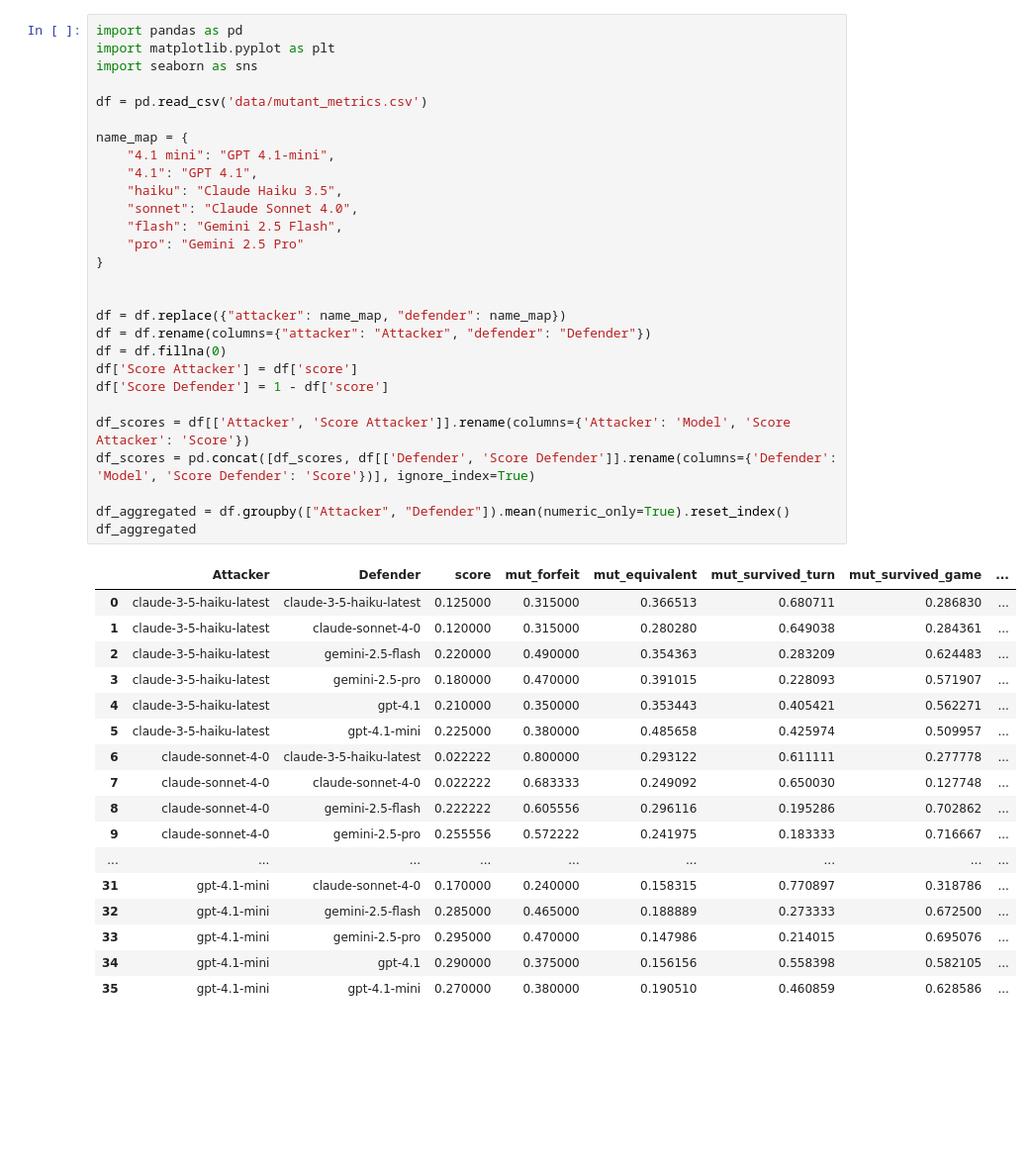
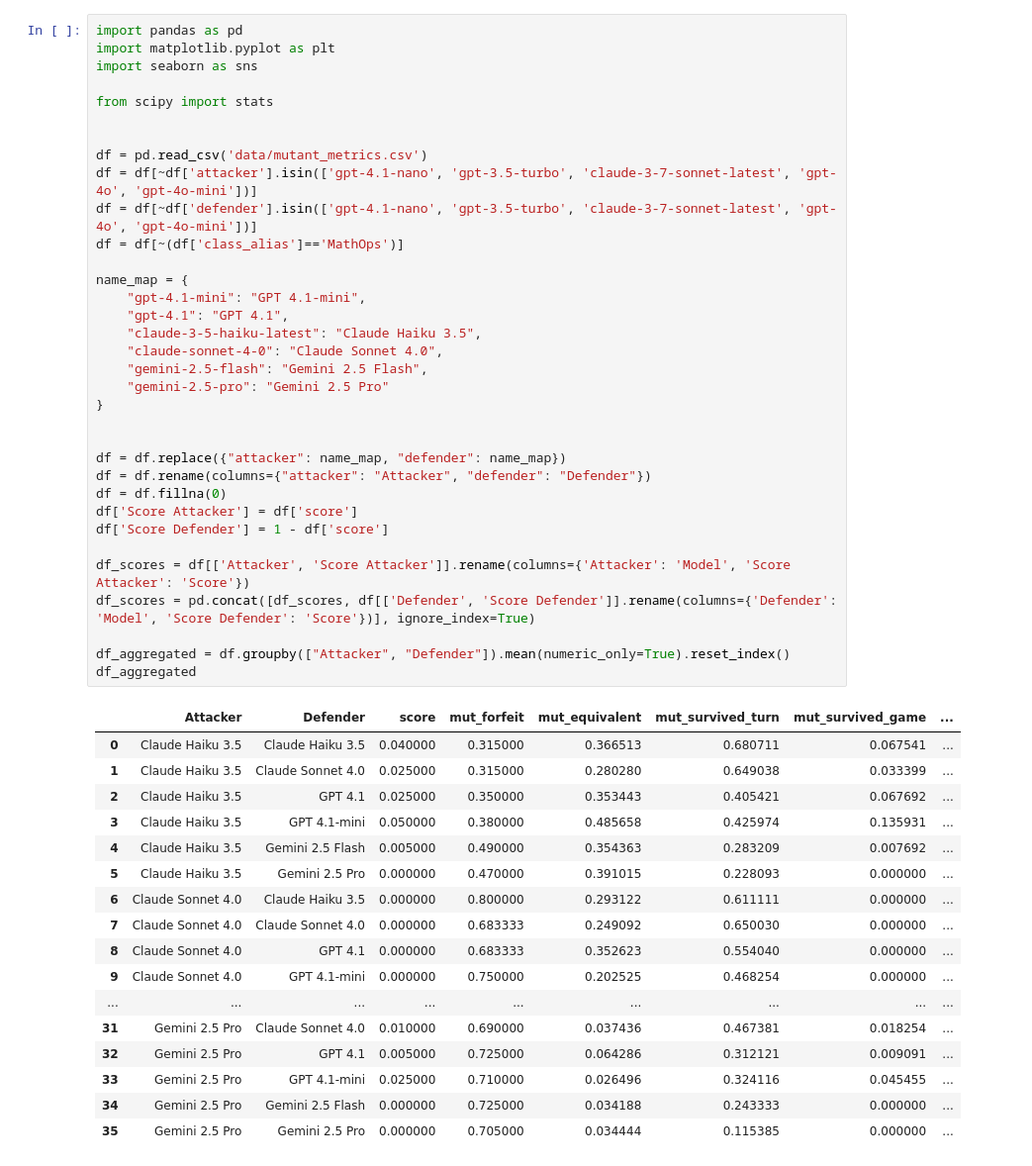
Before and after one commit to aieng-lab/cd-bench, a Jupyter notebook: metrics/visualizations.ipynb, the cells around one changed output. Shown: that part at 99% size. Saved outputs shown, nothing was run; the diff lists cells and outputs as text; blank space fills up the shorter version.

```diff
--- a/metrics/visualizations.ipynb
+++ b/metrics/visualizations.ipynb
@@ -1,49 +1,55 @@
 # %%
 import pandas as pd
 import matplotlib.pyplot as plt
 import seaborn as sns
 
+from scipy import stats
+
+
 df = pd.read_csv('data/mutant_metrics.csv')
+df = df[~df['attacker'].isin(['gpt-4.1-nano', 'gpt-3.5-turbo', 'claude-3-7-sonnet-latest', 'gpt-4o', 'gpt-4o-mini'])]
+df = df[~df['defender'].isin(['gpt-4.1-nano', 'gpt-3.5-turbo', 'claude-3-7-sonnet-latest', 'gpt-4o', 'gpt-4o-mini'])]
+df = df[~(df['class_alias']=='MathOps')]
 
 name_map = {
-    "4.1 mini": "GPT 4.1-mini",
-    "4.1": "GPT 4.1",
-    "haiku": "Claude Haiku 3.5",
-    "sonnet": "Claude Sonnet 4.0",
-    "flash": "Gemini 2.5 Flash",
-    "pro": "Gemini 2.5 Pro"
+    "gpt-4.1-mini": "GPT 4.1-mini",
+    "gpt-4.1": "GPT 4.1",
+    "claude-3-5-haiku-latest": "Claude Haiku 3.5",
+    "claude-sonnet-4-0": "Claude Sonnet 4.0",
+    "gemini-2.5-flash": "Gemini 2.5 Flash",
+    "gemini-2.5-pro": "Gemini 2.5 Pro"
 }
 
 
 df = df.replace({"attacker": name_map, "defender": name_map})
 df = df.rename(columns={"attacker": "Attacker", "defender": "Defender"})
 df = df.fillna(0)
 df['Score Attacker'] = df['score']
 df['Score Defender'] = 1 - df['score']
 
 df_scores = df[['Attacker', 'Score Attacker']].rename(columns={'Attacker': 'Model', 'Score Attacker': 'Score'})
 df_scores = pd.concat([df_scores, df[['Defender', 'Score Defender']].rename(columns={'Defender': 'Model', 'Score Defender': 'Score'})], ignore_index=True)
 
 df_aggregated = df.groupby(["Attacker", "Defender"]).mean(numeric_only=True).reset_index()
 df_aggregated
 # %% [output]
 |  | Attacker | Defender | score | mut_forfeit | mut_equivalent | mut_survived_turn | mut_survived_game | ... |
-| 0 | claude-3-5-haiku-latest | claude-3-5-haiku-latest | 0.125000 | 0.315000 | 0.366513 | 0.680711 | 0.286830 | ... |
-| 1 | claude-3-5-haiku-latest | claude-sonnet-4-0 | 0.120000 | 0.315000 | 0.280280 | 0.649038 | 0.284361 | ... |
-| 2 | claude-3-5-haiku-latest | gemini-2.5-flash | 0.220000 | 0.490000 | 0.354363 | 0.283209 | 0.624483 | ... |
-| 3 | claude-3-5-haiku-latest | gemini-2.5-pro | 0.180000 | 0.470000 | 0.391015 | 0.228093 | 0.571907 | ... |
-| 4 | claude-3-5-haiku-latest | gpt-4.1 | 0.210000 | 0.350000 | 0.353443 | 0.405421 | 0.562271 | ... |
-| 5 | claude-3-5-haiku-latest | gpt-4.1-mini | 0.225000 | 0.380000 | 0.485658 | 0.425974 | 0.509957 | ... |
-| 6 | claude-sonnet-4-0 | claude-3-5-haiku-latest | 0.022222 | 0.800000 | 0.293122 | 0.611111 | 0.277778 | ... |
-| 7 | claude-sonnet-4-0 | claude-sonnet-4-0 | 0.022222 | 0.683333 | 0.249092 | 0.650030 | 0.127748 | ... |
-| 8 | claude-sonnet-4-0 | gemini-2.5-flash | 0.222222 | 0.605556 | 0.296116 | 0.195286 | 0.702862 | ... |
-| 9 | claude-sonnet-4-0 | gemini-2.5-pro | 0.255556 | 0.572222 | 0.241975 | 0.183333 | 0.716667 | ... |
+| 0 | Claude Haiku 3.5 | Claude Haiku 3.5 | 0.040000 | 0.315000 | 0.366513 | 0.680711 | 0.067541 | ... |
+| 1 | Claude Haiku 3.5 | Claude Sonnet 4.0 | 0.025000 | 0.315000 | 0.280280 | 0.649038 | 0.033399 | ... |
+| 2 | Claude Haiku 3.5 | GPT 4.1 | 0.025000 | 0.350000 | 0.353443 | 0.405421 | 0.067692 | ... |
+| 3 | Claude Haiku 3.5 | GPT 4.1-mini | 0.050000 | 0.380000 | 0.485658 | 0.425974 | 0.135931 | ... |
+| 4 | Claude Haiku 3.5 | Gemini 2.5 Flash | 0.005000 | 0.490000 | 0.354363 | 0.283209 | 0.007692 | ... |
+| 5 | Claude Haiku 3.5 | Gemini 2.5 Pro | 0.000000 | 0.470000 | 0.391015 | 0.228093 | 0.000000 | ... |
+| 6 | Claude Sonnet 4.0 | Claude Haiku 3.5 | 0.000000 | 0.800000 | 0.293122 | 0.611111 | 0.000000 | ... |
+| 7 | Claude Sonnet 4.0 | Claude Sonnet 4.0 | 0.000000 | 0.683333 | 0.249092 | 0.650030 | 0.000000 | ... |
+| 8 | Claude Sonnet 4.0 | GPT 4.1 | 0.000000 | 0.683333 | 0.352623 | 0.554040 | 0.000000 | ... |
+| 9 | Claude Sonnet 4.0 | GPT 4.1-mini | 0.000000 | 0.750000 | 0.202525 | 0.468254 | 0.000000 | ... |
 | ... | ... | ... | ... | ... | ... | ... | ... | ... |
-| 31 | gpt-4.1-mini | claude-sonnet-4-0 | 0.170000 | 0.240000 | 0.158315 | 0.770897 | 0.318786 | ... |
-| 32 | gpt-4.1-mini | gemini-2.5-flash | 0.285000 | 0.465000 | 0.188889 | 0.273333 | 0.672500 | ... |
-| 33 | gpt-4.1-mini | gemini-2.5-pro | 0.295000 | 0.470000 | 0.147986 | 0.214015 | 0.695076 | ... |
-| 34 | gpt-4.1-mini | gpt-4.1 | 0.290000 | 0.375000 | 0.156156 | 0.558398 | 0.582105 | ... |
-| 35 | gpt-4.1-mini | gpt-4.1-mini | 0.270000 | 0.380000 | 0.190510 | 0.460859 | 0.628586 | ... |
+| 31 | Gemini 2.5 Pro | Claude Sonnet 4.0 | 0.010000 | 0.690000 | 0.037436 | 0.467381 | 0.018254 | ... |
+| 32 | Gemini 2.5 Pro | GPT 4.1 | 0.005000 | 0.725000 | 0.064286 | 0.312121 | 0.009091 | ... |
+| 33 | Gemini 2.5 Pro | GPT 4.1-mini | 0.025000 | 0.710000 | 0.026496 | 0.324116 | 0.045455 | ... |
+| 34 | Gemini 2.5 Pro | Gemini 2.5 Flash | 0.000000 | 0.725000 | 0.034188 | 0.243333 | 0.000000 | ... |
+| 35 | Gemini 2.5 Pro | Gemini 2.5 Pro | 0.000000 | 0.705000 | 0.034444 | 0.115385 | 0.000000 | ... |
 # %%
 pivot_df_score = df_aggregated.pivot(columns="Attacker", index="Defender", values="score")
 pivot_df_forfeit = df_aggregated.pivot(columns="Attacker", index="Defender", values="mut_forfeit")
```
Also changed, not shown: parts of 5 cells of this notebook.
